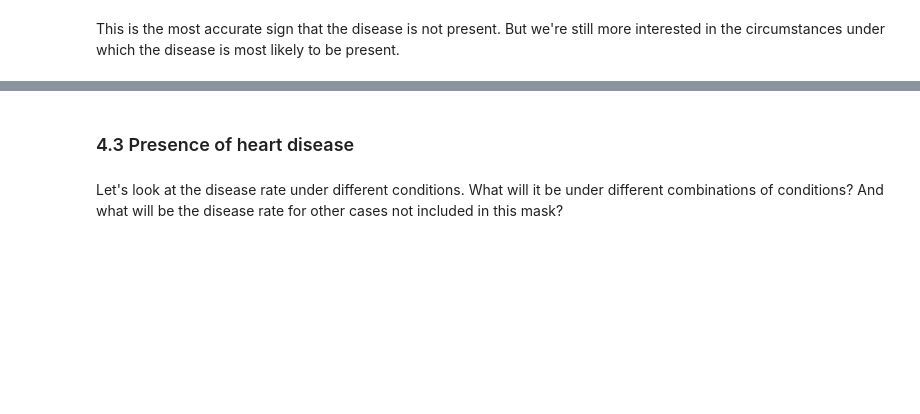
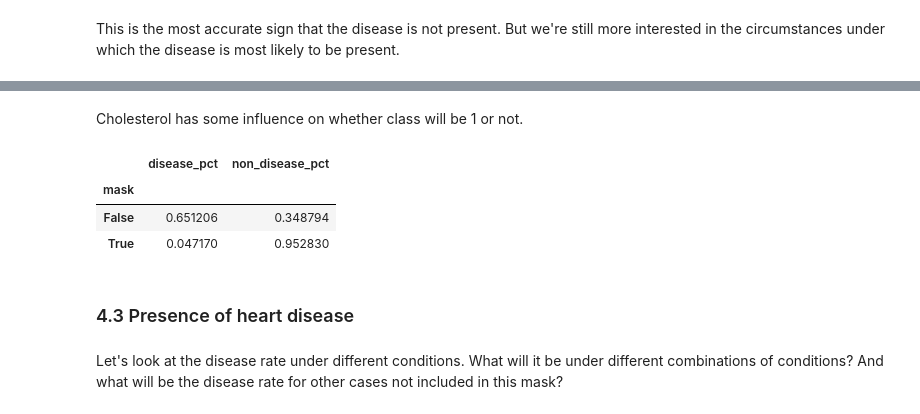
Before and after one commit to Lymuthien/heart_failure, a Jupyter notebook: notebooks/1.0-eda.ipynb, the cells around one changed output, grey strips where cells are left out. Saved outputs shown, nothing was run; the diff lists cells and outputs as text; code cells hidden in the pictures; blank space fills up the shorter version.

```diff
--- a/notebooks/1.0-eda.ipynb
+++ b/notebooks/1.0-eda.ipynb
@@ -357,3 +357,16 @@ This is the most accurate sign that the disease is not present. But we're still
+# %% [markdown]
+Cholesterol has some influence on whether class will be 1 or not.
+# %%
+mask &= df_train[CHOLESTEROL] <= 240
+tmp = df_train.groupby(mask)[HEART_DISEASE].mean().rename("disease_pct").to_frame()
+tmp["non_disease_pct"] = 1 - tmp["disease_pct"]
+tmp.index.name = "mask"
+tmp
+# %% [output]
+|  | disease_pct | non_disease_pct |
+| mask |  |  |
+| False | 0.651206 | 0.348794 |
+| True | 0.047170 | 0.952830 |
 # %% [markdown]
 ### 4.3 Presence of heart disease
 # %% [markdown]
```
Also changed, not shown: parts of 23 cells of this notebook, 1 other file.
